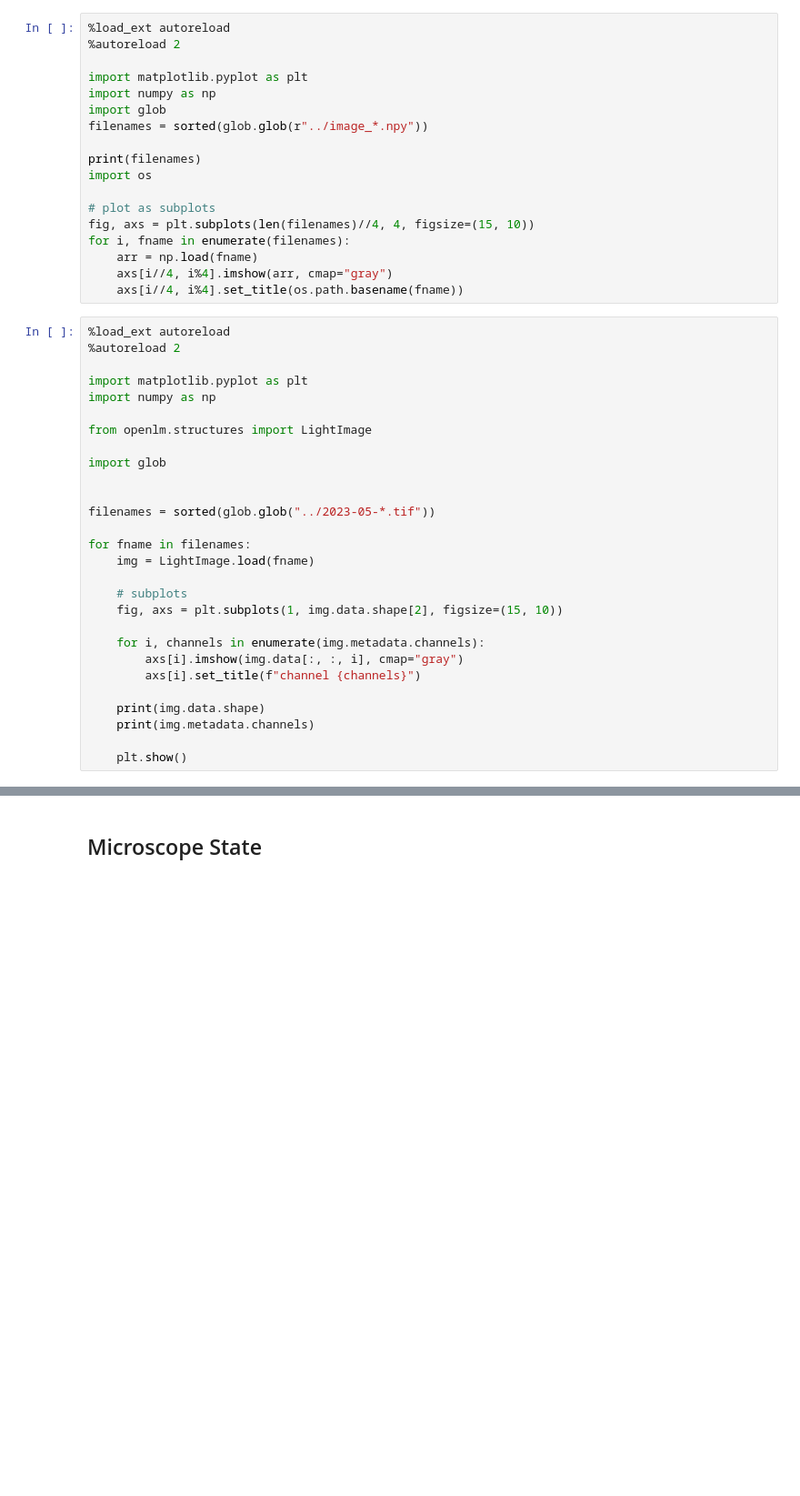
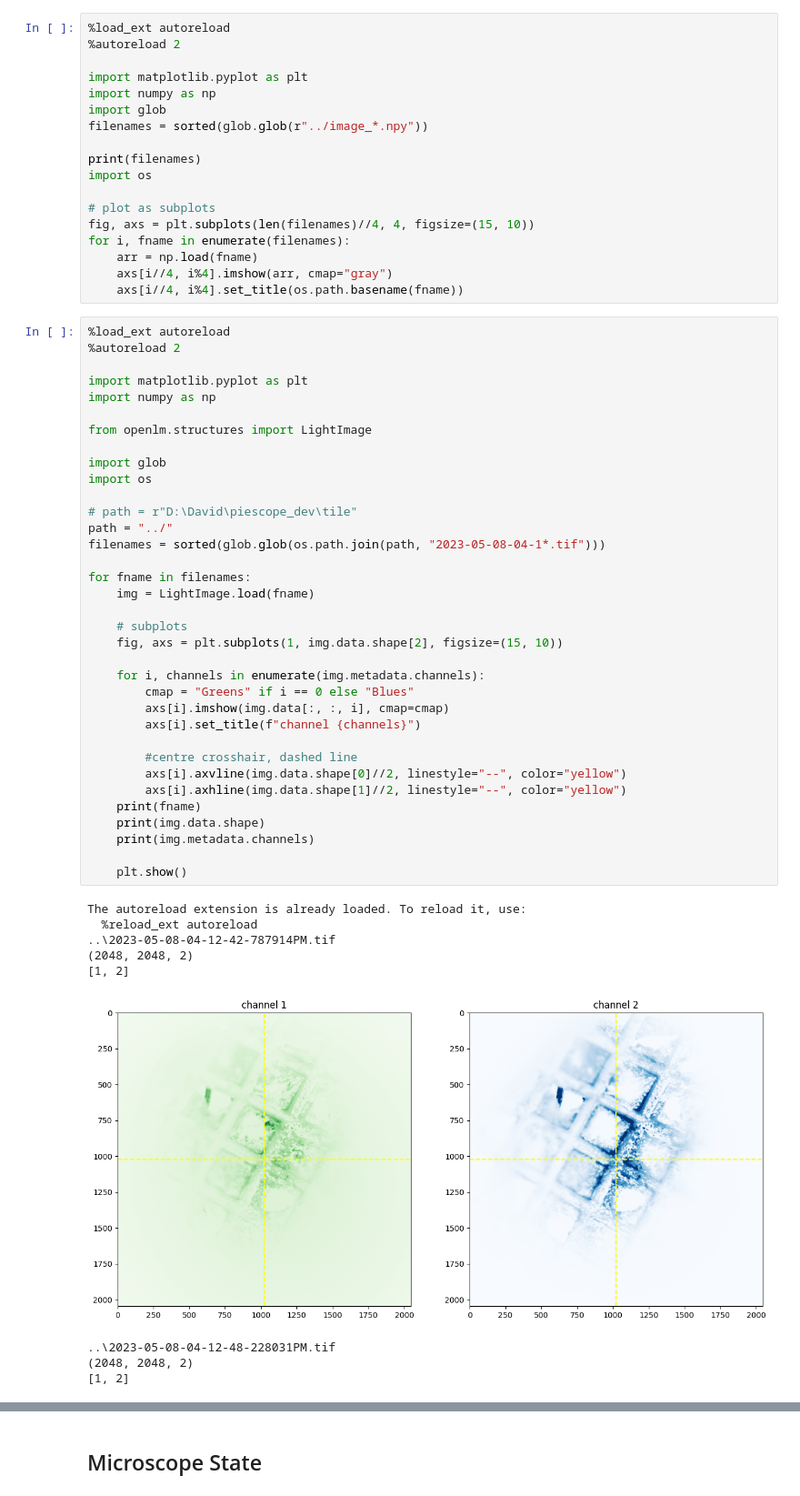
Before and after one commit to DeMarcoLab/openCLEM, a Jupyter notebook: scratch/notebook.ipynb, the cells around one changed output, grey strips where cells are left out. Shown at 91% size. Saved outputs shown, nothing was run; the diff lists cells and outputs as text; blank space fills up the shorter version.

```diff
--- a/scratch/notebook.ipynb
+++ b/scratch/notebook.ipynb
@@ -73,28 +73,45 @@ for i, fname in enumerate(filenames):
 # %%
 %load_ext autoreload
 %autoreload 2
 
 import matplotlib.pyplot as plt
 import numpy as np
 
 from openlm.structures import LightImage
 
 import glob
+import os
 
-
-filenames = sorted(glob.glob("../2023-05-*.tif"))
+# path = r"D:\David\piescope_dev\tile"
+path = "../"
+filenames = sorted(glob.glob(os.path.join(path, "2023-05-08-04-1*.tif")))
 
 for fname in filenames:
     img = LightImage.load(fname)
 
     # subplots
     fig, axs = plt.subplots(1, img.data.shape[2], figsize=(15, 10))
 
     for i, channels in enumerate(img.metadata.channels):
-        axs[i].imshow(img.data[:, :, i], cmap="gray")
+        cmap = "Greens" if i == 0 else "Blues"
+        axs[i].imshow(img.data[:, :, i], cmap=cmap)
         axs[i].set_title(f"channel {channels}")
 
+        #centre crosshair, dashed line
+        axs[i].axvline(img.data.shape[0]//2, linestyle="--", color="yellow")
+        axs[i].axhline(img.data.shape[1]//2, linestyle="--", color="yellow")
+    print(fname)
     print(img.data.shape)
     print(img.metadata.channels)
 
     plt.show()
+# %% [output]
+The autoreload extension is already loaded. To reload it, use:
+  %reload_ext autoreload
+..\2023-05-08-04-12-42-787914PM.tif
+(2048, 2048, 2)
+[1, 2]
+[figure, added]
+..\2023-05-08-04-12-48-228031PM.tif
+(2048, 2048, 2)
+[1, 2]
```
Also changed, not shown: parts of 2 cells of this notebook, 1 other file.
